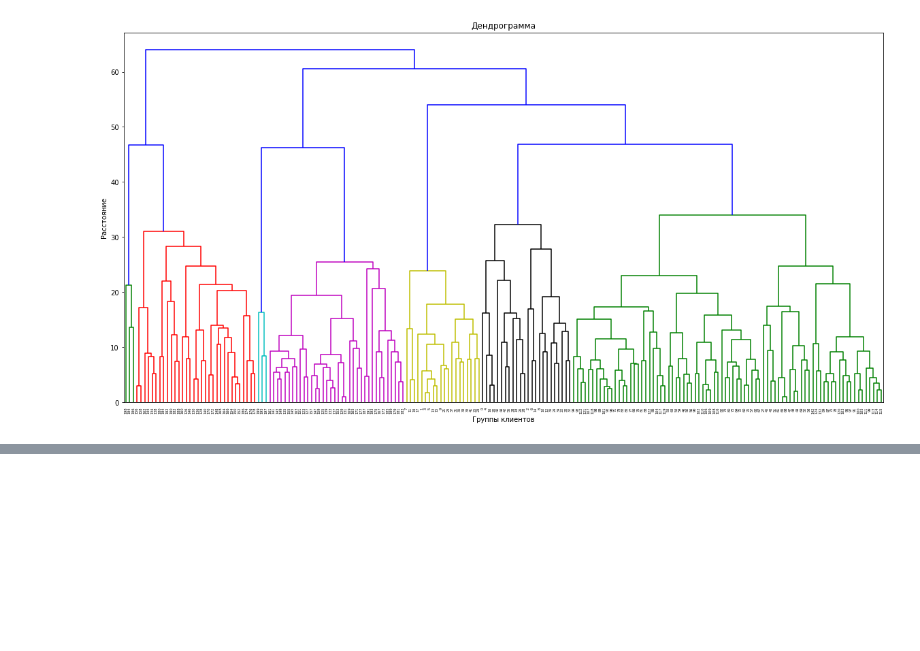
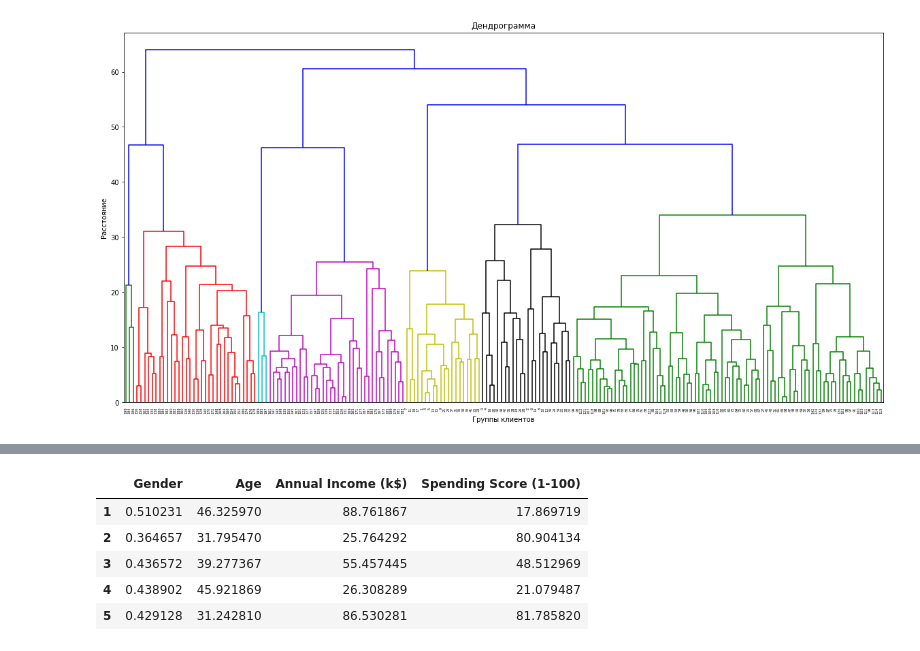
Before and after one commit to daniilnelyubin/BoosterMDS, a Jupyter notebook: CourseWork_2/CourseWork.ipynb, the cells around one changed output, grey strips where cells are left out. Saved outputs shown, nothing was run; the diff lists cells and outputs as text; code cells hidden in the pictures; blank space fills up the shorter version.

```diff
--- a/CourseWork_2/CourseWork.ipynb
+++ b/CourseWork_2/CourseWork.ipynb
@@ -122 +130,12 @@ array([[ -4.41026389,  -3.10070422],
        [ 41.55103875,   1.87087541]])
+# %%
+data = pca.inverse_transform(k_means.cluster_centers_)
+# %%
+pd.DataFrame(data,columns=df.columns,index = [1,2,3,4,5])
+# %% [output]
+|  | Gender | Age | Annual Income (k$) | Spending Score (1-100) |
+| 1 | 0.510231 | 46.325970 | 88.761867 | 17.869719 |
+| 2 | 0.364657 | 31.795470 | 25.764292 | 80.904134 |
+| 3 | 0.436572 | 39.277367 | 55.457445 | 48.512969 |
+| 4 | 0.438902 | 45.921869 | 26.308289 | 21.079487 |
+| 5 | 0.429128 | 31.242810 | 86.530281 | 81.785820 |
```
Also changed, not shown: parts of 6 cells of this notebook, 8 other files.
